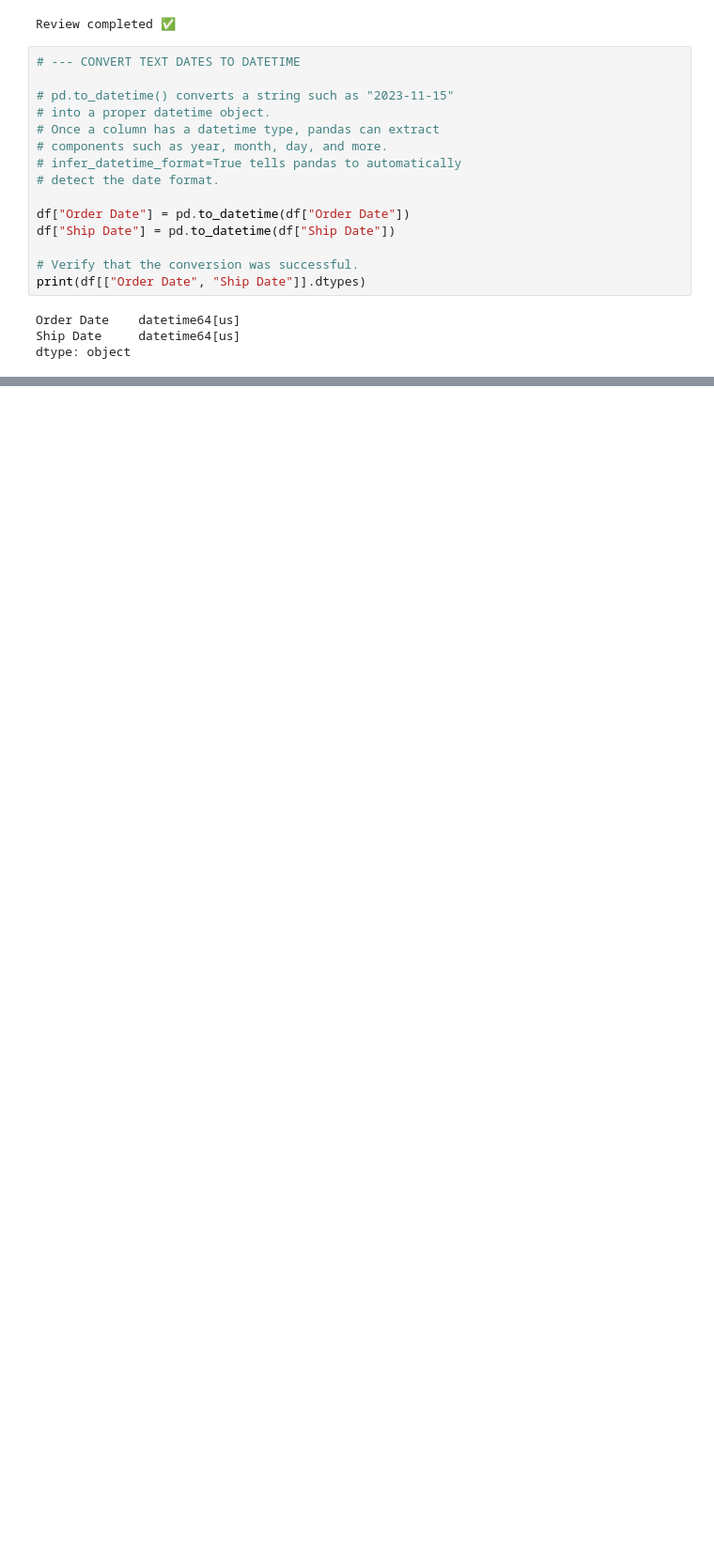
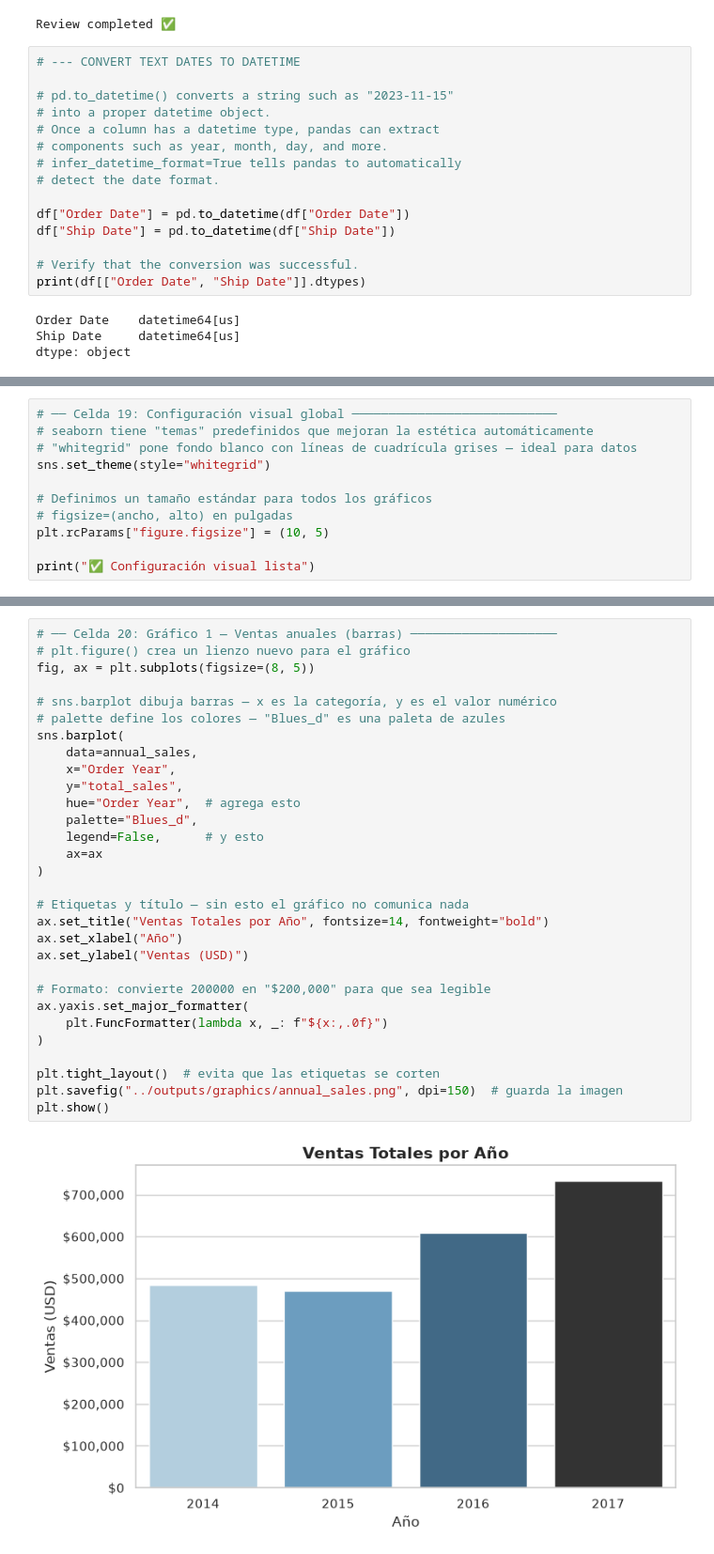
Before and after one commit to edusnow02/proyecto-ventas, a Jupyter notebook: notebooks/analisis_ventas.ipynb, the cells around one changed output, grey strips where cells are left out. Shown at 94% size. Drawn from its saved outputs; the diff is of its cells as text; blank space fills up the shorter version.

Commit message:
Add data visualization charts for sales analysis

```diff
--- a/notebooks/analisis_ventas.ipynb
+++ b/notebooks/analisis_ventas.ipynb
@@ -277,0 +284,11 @@ print(descuento_ganancia)
+# %%
+# ── Celda 19: Configuración visual global ────────────────────────────
+# seaborn tiene "temas" predefinidos que mejoran la estética automáticamente
+# "whitegrid" pone fondo blanco con líneas de cuadrícula grises — ideal para datos
+sns.set_theme(style="whitegrid")
+
+# Definimos un tamaño estándar para todos los gráficos
+# figsize=(ancho, alto) en pulgadas
+plt.rcParams["figure.figsize"] = (10, 5)
+
+print("✅ Configuración visual lista")
@@ -277,0 +297,32 @@ print(descuento_ganancia)
+# %%
+# ── Celda 20: Gráfico 1 — Ventas anuales (barras) ────────────────────
+# plt.figure() crea un lienzo nuevo para el gráfico
+fig, ax = plt.subplots(figsize=(8, 5))
+
+# sns.barplot dibuja barras — x es la categoría, y es el valor numérico
+# palette define los colores — "Blues_d" es una paleta de azules
+sns.barplot(
+    data=annual_sales,
+    x="Order Year",
+    y="total_sales",
+    hue="Order Year",  # agrega esto
+    palette="Blues_d",
+    legend=False,      # y esto
+    ax=ax
+)
+
+# Etiquetas y título — sin esto el gráfico no comunica nada
+ax.set_title("Ventas Totales por Año", fontsize=14, fontweight="bold")
+ax.set_xlabel("Año")
+ax.set_ylabel("Ventas (USD)")
+
+# Formato: convierte 200000 en "$200,000" para que sea legible
+ax.yaxis.set_major_formatter(
+    plt.FuncFormatter(lambda x, _: f"${x:,.0f}")
+)
+
+plt.tight_layout()  # evita que las etiquetas se corten
+plt.savefig("../outputs/graphics/annual_sales.png", dpi=150)  # guarda la imagen
+plt.show()
+# %% [output]
+[figure, added]
```
Also changed, not shown: parts of 6 cells of this notebook.
